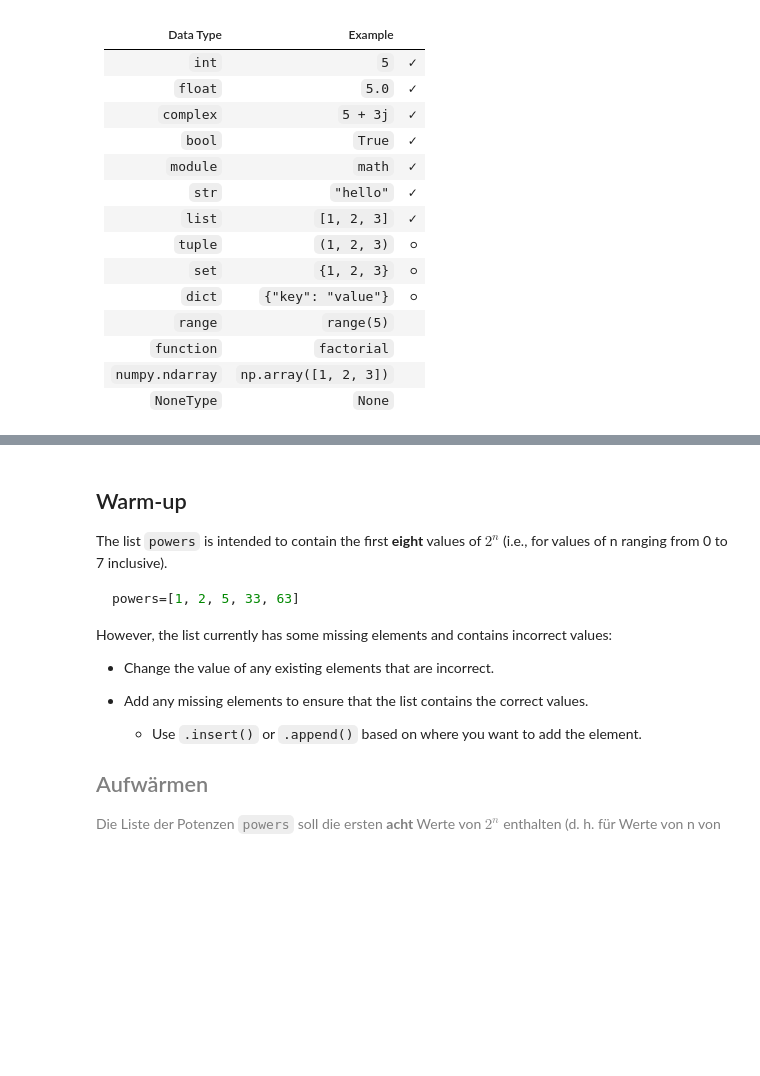
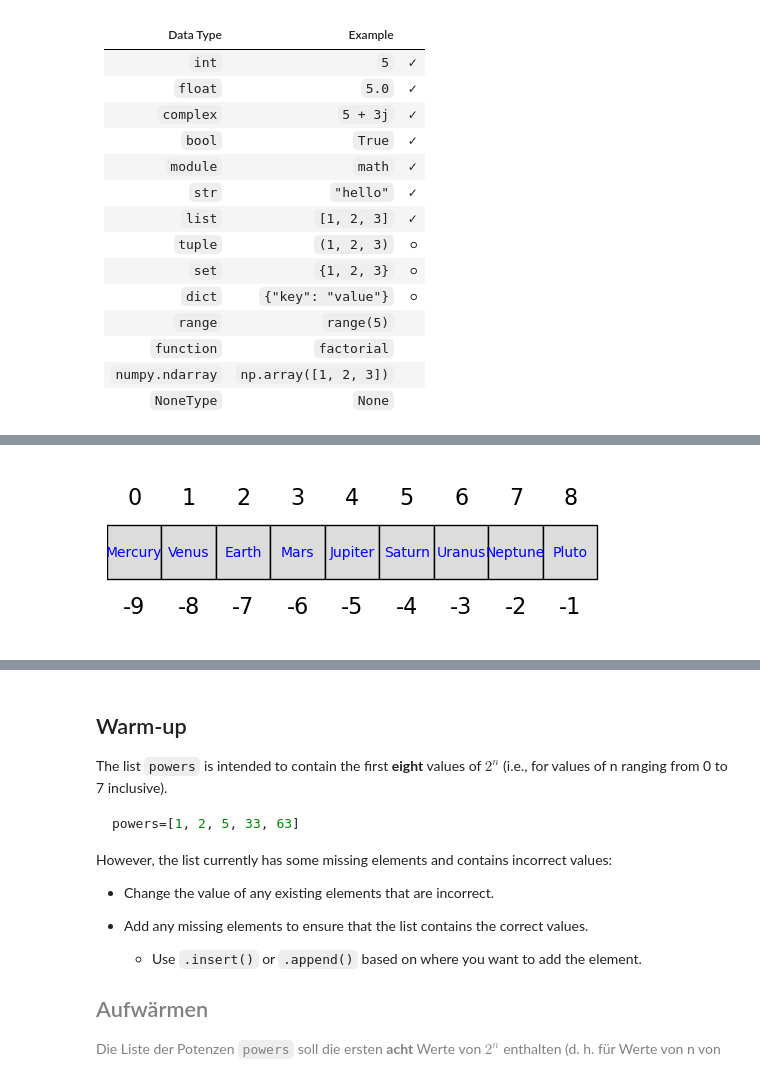
Before and after one commit to Steelpush-Ironpull/GP_2024, a Jupyter notebook: 03_python_data_structures.ipynb, the cells around one changed output, grey strips where cells are left out. Cells and saved outputs as stored; diff of their text form; code cells hidden in the pictures; blank space fills up the shorter version.

```diff
--- a/03_python_data_structures.ipynb
+++ b/03_python_data_structures.ipynb
@@ -1,3 +8,9 @@
+# %%
+plt.rcParams.update({
+    "text.usetex": True,
+    "font.family": "sans-serif",
+    "font.sans-serif": ["Computer Modern Sans Serif"]})
+plt.rcParams['text.latex.preamble'] = r'\usepackage{sansmath} \sansmath'
 # %%
 from IPython.display import display, clear_output, HTML
 import time
@@ -78,0 +125,38 @@ plt.show()
+# %%
+
+# You are not supposed to understand this code, yet. It is here for your convenience/curiosity.
+
+import matplotlib.pyplot as plt
+import matplotlib.patches as patches
+
+# Create a figure and axis
+fig, ax = plt.subplots()
+
+# Set the limits of the plot and equal aspect ratio
+ax.set_xlim(0, 9.1)
+ax.set_ylim(0, 3)
+ax.set_aspect('equal')
+ax.axis('off')  # Remove axes for a cleaner look
+
+planets = ['Mercury', 'Venus', 'Earth', 'Mars', 'Jupiter', 'Saturn', 'Uranus', 'Neptune', 'Pluto']
+color = 'gainsboro'  # Define color for the rectangles
+
+# Add rectangles and text labels
+for i in range(9):  # 9 columns
+    for j in range(3):  # 3 rows
+        if j == 1:  # Middle row
+            label = planets[i]
+            rect = patches.Rectangle((i, j), 1, 1, edgecolor='black', facecolor=color)
+            ax.text(i + 0.5, j + 0.5, label, color='blue', fontsize=10, ha='center', va='center')
+            ax.add_patch(rect)
+        elif j == 0:  # Bottom row
+            label = i - len(planets)
+            ax.text(i + 0.5, j + 0.5, label, color='black', fontsize=16, ha='center', va='center')
+        elif j == 2:  # Top row
+            label = i
+            ax.text(i + 0.5, j + 0.5, label, color='black', fontsize=16, ha='center', va='center')
+
+# Display the plot
+plt.show()
+# %% [output]
+[figure, added]
```
Also changed, not shown: parts of 27 cells of this notebook, 1 other file.
